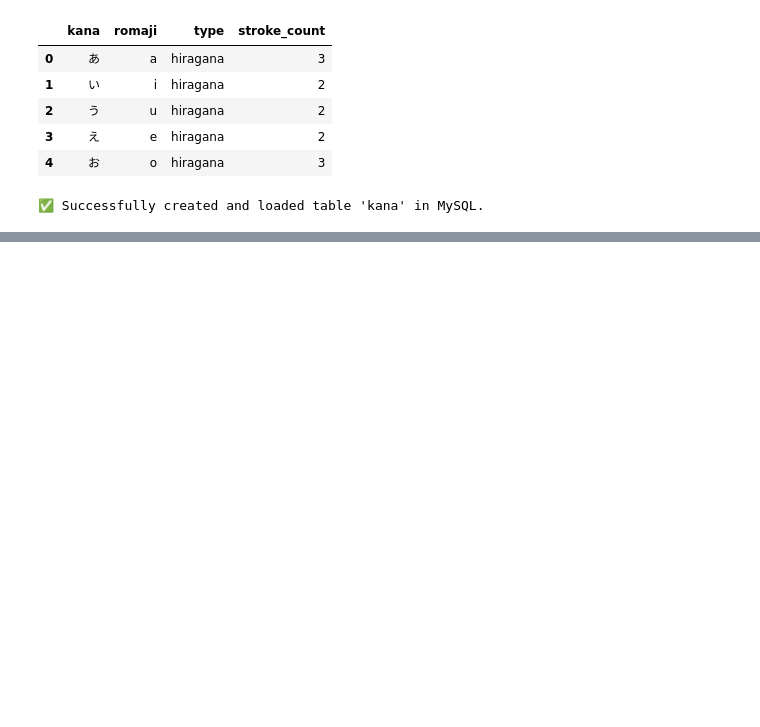
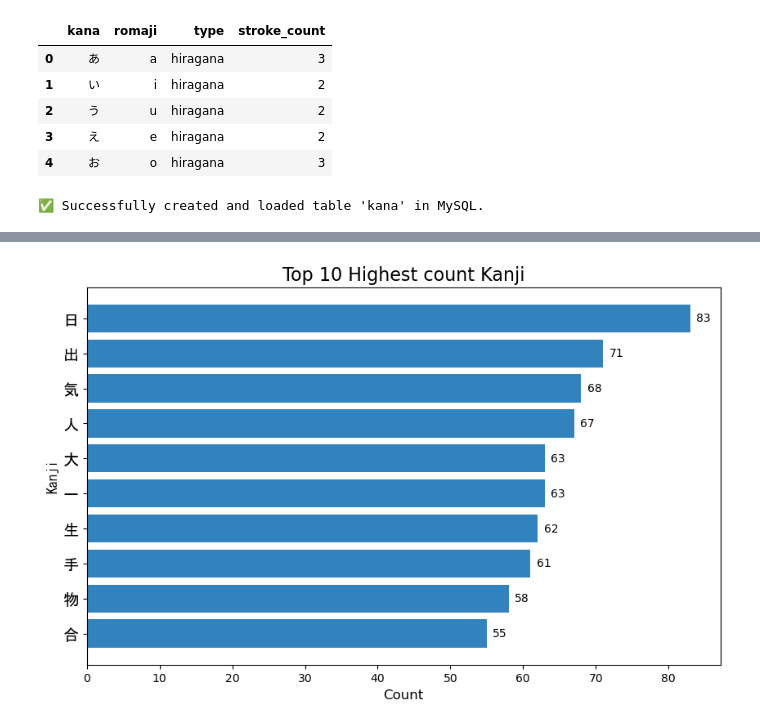
Before and after one commit to naeron75/basic-japanese-learning, a Jupyter notebook: exploration.ipynb, the cells around one changed output, grey strips where cells are left out. Cells and saved outputs as stored; diff of their text form; code cells hidden in the pictures; blank space fills up the shorter version.

Commit message:
Added report, ERD and visualizations

```diff
--- a/exploration.ipynb
+++ b/exploration.ipynb
@@ -396,0 +397,6 @@ except Exception as e:
+# %%
+exploded = exploded.merge(
+    kana_df.rename(columns={"kana": "char"}),
+    on="char",
+    how="left"
+)
@@ -396,0 +412,14 @@ except Exception as e:
+# %%
+rename_map = {"word": "whole_word", "furigana": "whole_word_furigana", "romaji_x": "whole_word_romaji", "translation_x":'whole_word_translation',
+              'char':'character', 'count':'kanji_use_count', 'strokes':"kanji_stroke_count", "translation_y":"kanji_translation", "romaji_y":"kana_romaji",
+              "stroke_count":"kana_stroke_count"}
+
+exploded_df = exploded.rename(columns=rename_map)
+# %%
+
+denormalized_df = exploded_df[["whole_word", "whole_word_furigana", "whole_word_romaji", "whole_word_translation", "jlpt_level", "character",
+                               "kanji_use_count", "kanji_stroke_count", "kanji_translation", "kun_readings", "kun_romaji", "on_readings", "on_romaji",
+                               "radical_basis", "radical_meaning", "kana_romaji", "kana_stroke_count"]]
+# %%
+import numpy as np
+denormalized_df['char_type']= np.where(denormalized_df["kanji_stroke_count"].notna(), "kanji", "kana")
@@ -396,0 +465,47 @@ except Exception as e:
+# %%
+# Assuming your DataFrame of all kanji is loaded as 'df_all_kanji'
+# 1. Sort the DataFrame and get the top 10
+df_top_10 = kanji.sort_values(by='count', ascending=False).head(10)
+
+# --- Font Setup for Kanji (CRITICAL STEP) ---
+# You MUST replace the placeholder path below with the path to a CJK font file on your machine.
+# If you run the code and see squares (tofu), check these common locations:
+# Mac: '/System/Library/Fonts/Supplemental/Arial Unicode.ttf'
+# Windows: 'C:\Windows\Fonts\meiryo.ttc' or 'C:\Windows\Fonts\msgothic.ttc'
+# Linux (Noto): '/usr/share/fonts/opentype/noto/NotoSansCJKjp-Regular.otf'
+# Try to find a font file that ends in .ttf or .otf.
+font_path = 'C:\Windows\Fonts\msgothic.ttc' # <--- CHANGE THIS IF NEEDED!
+
+# Create a font properties object
+try:
+    prop = fm.FontProperties(fname=font_path, size=14)
+except FileNotFoundError:
+    prop = fm.FontProperties(size=14)
+    print("Warning: CJK font file not found. Kanji may not display correctly.")
+
+# --- Plotting the Bar Chart ---
+plt.figure(figsize=(10, 6))
+
+# Create a horizontal bar chart
+plt.barh(df_top_10['kanji'], df_top_10['count'], color='#3182bd') # Blue color
+
+# Set labels and title
+plt.xlabel('Count', fontsize=12)
+plt.title('Top 10 Highest count Kanji', fontsize=16)
+
+# Use the custom font properties for the y-axis labels (Kanji)
+plt.gca().set_yticklabels(df_top_10['kanji'], fontproperties=prop)
+plt.ylabel('Kanji', fontsize=12, fontproperties=prop)
+
+# Add data labels to the bars for exact counts
+for index, value in enumerate(df_top_10['count']):
+    plt.text(value + (df_top_10['count'].max() * 0.01), index, str(value), va='center', fontsize=10)
+
+# Invert y-axis to show the highest count kanji at the top
+plt.gca().invert_yaxis()
+
+# Save the plot
+plt.savefig('top_10_kanji_count_bar_chart.png', bbox_inches='tight')
+plt.show()
+# %% [output]
+[figure, added]
```
Also changed, not shown: parts of 12 cells of this notebook, 7 other files.
